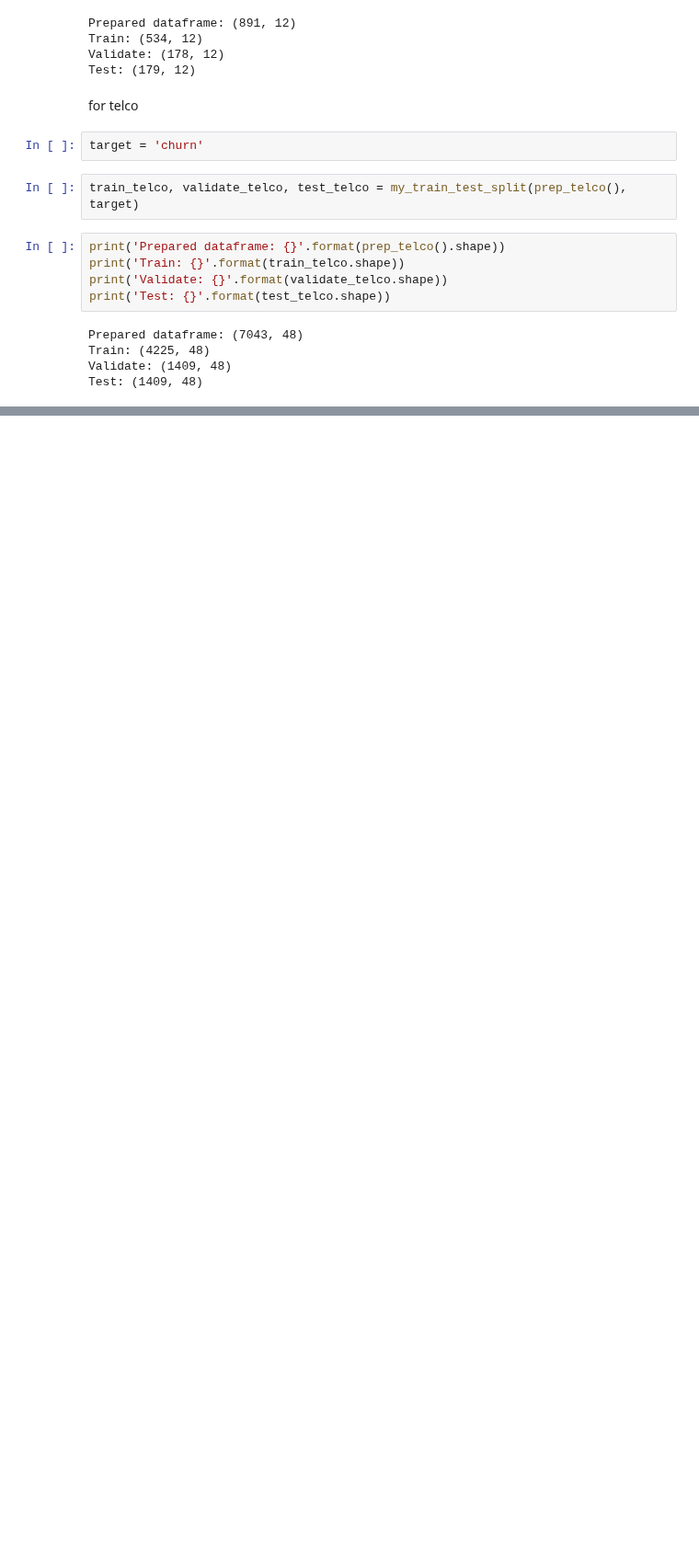
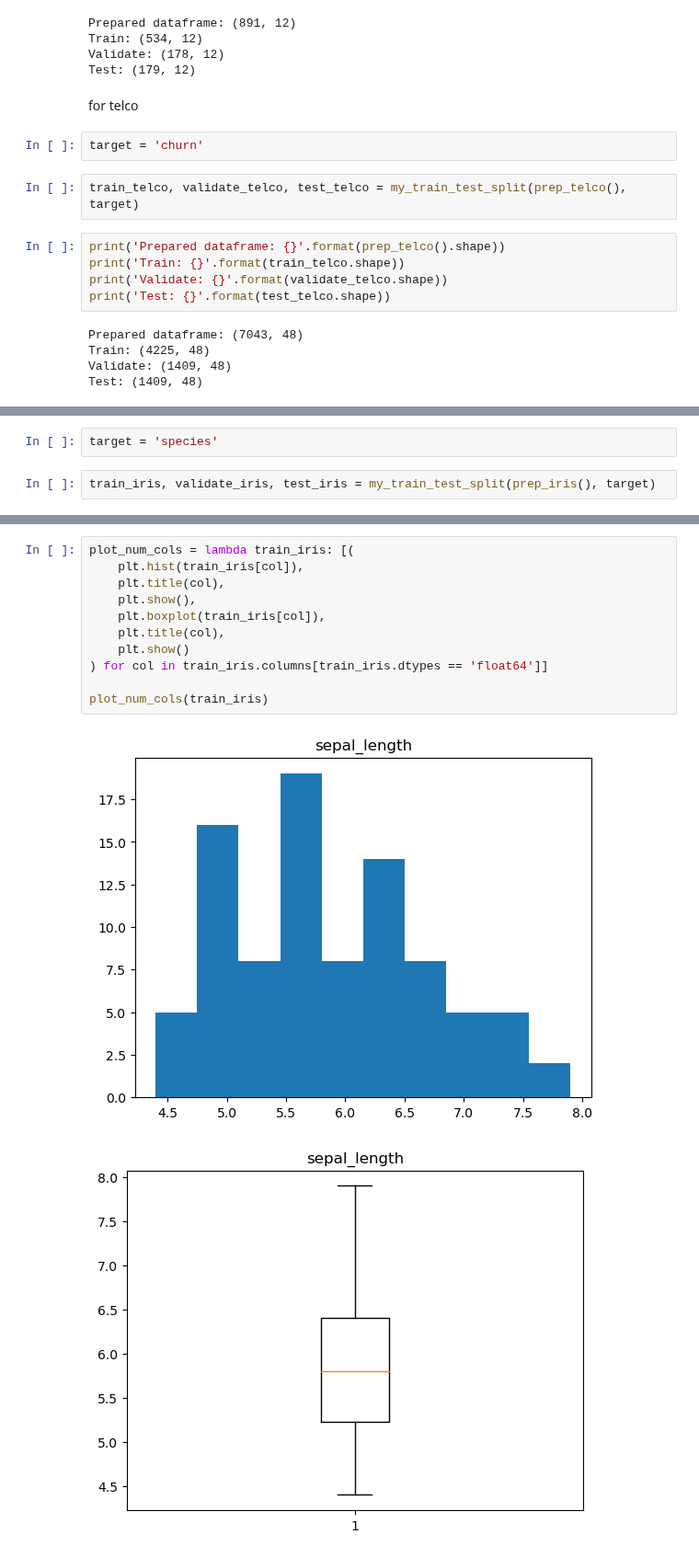
Before and after one commit to JAJCole/classification-exercises, a Jupyter notebook: classification_exercises.ipynb, the cells around one changed output, grey strips where cells are left out. Shown at 92% size. Saved outputs shown, nothing was run; the diff lists cells and outputs as text; blank space fills up the shorter version.

```diff
--- a/classification_exercises.ipynb
+++ b/classification_exercises.ipynb
@@ -665,0 +681,4 @@ Test: (1409, 48)
+# %%
+target = 'species'
+# %%
+train_iris, validate_iris, test_iris = my_train_test_split(prep_iris(), target)
@@ -665,0 +707,14 @@ Test: (1409, 48)
+# %%
+plot_num_cols = lambda train_iris: [(
+    plt.hist(train_iris[col]),
+    plt.title(col),
+    plt.show(),
+    plt.boxplot(train_iris[col]),
+    plt.title(col),
+    plt.show()
+) for col in train_iris.columns[train_iris.dtypes == 'float64']]
+
+plot_num_cols(train_iris)
+# %% [output]
+[figure, added]
+[figure, added]
```
Also changed, not shown: parts of 34 cells of this notebook.
